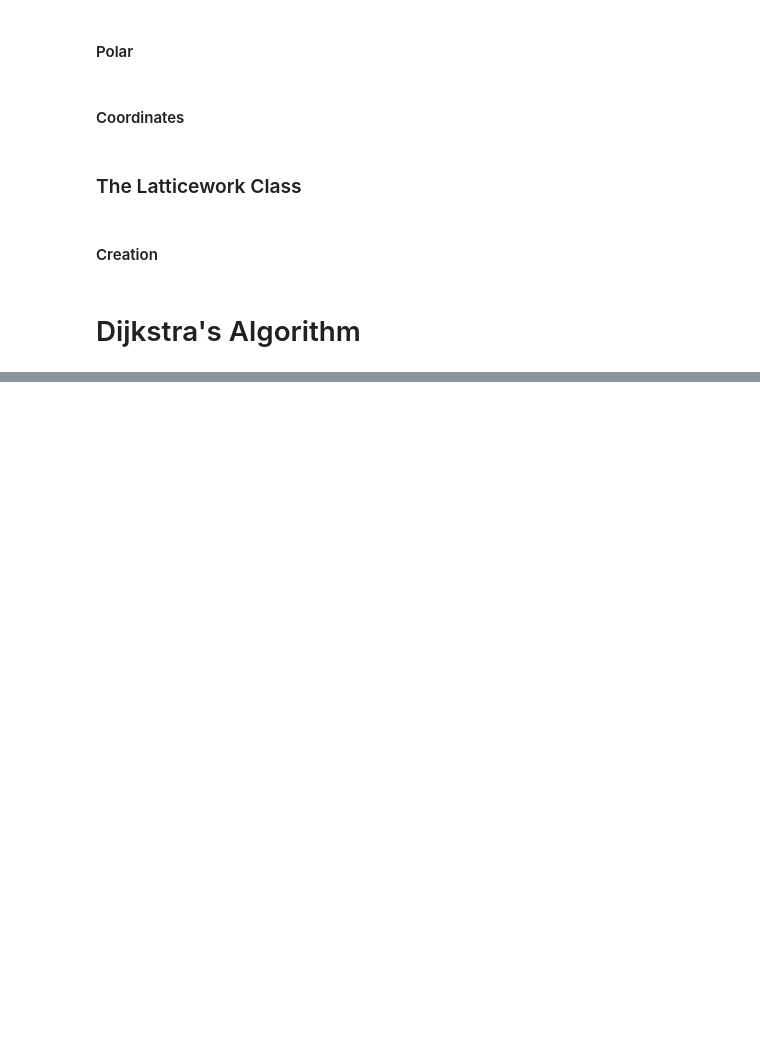
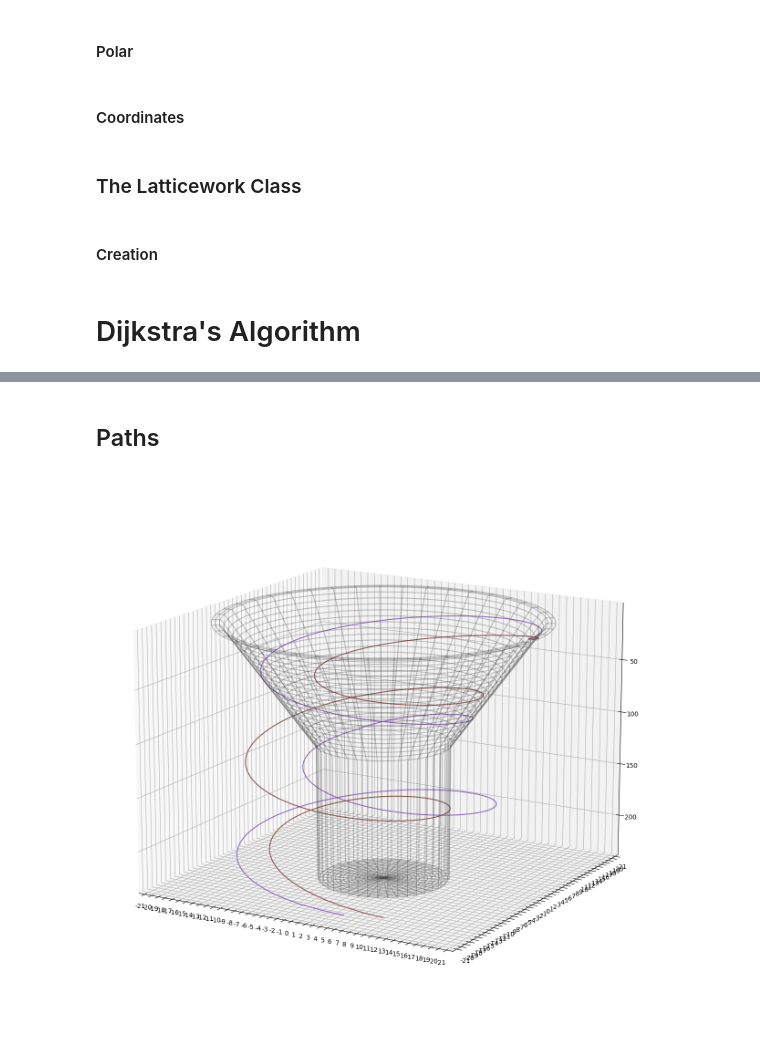
Before and after one commit to SimmeringRook/Cartographer, a Jupyter notebook: 36X/pathfinding.ipynb, the cells around one changed output, grey strips where cells are left out. Drawn from its saved outputs; the diff is of its cells as text; code cells hidden in the pictures; blank space fills up the shorter version.

```diff
--- a/36X/pathfinding.ipynb
+++ b/36X/pathfinding.ipynb
@@ -662,0 +666,47 @@ Elapsed proper time of path: 304.11166682251246
+# %% [markdown]
+## Paths
+# %%
+def draw_path_3D(lattice, figure_size = (16,16)):
+
+    fig = plt.figure(figsize=figure_size, dpi=100,)
+    ax = fig.add_subplot(projection='3d')
+
+    X, Y, Z = lattice.get_path_meshgrid(stone_Astar)
+    colors = [ ]
+
+    it = np.nditer([X, Y], flags=['multi_index'])
+
+    for x, y, in it:
+        colors.append((0.25, 0.25, 0.25, 0.3))
+
+    ax.plot_wireframe(X, Y, Z, colors=colors)
+
+    # ax.scatter3D(X, Y, Z)
+    stone_X, stone_Y, stone_T = stone_Astar.get_path_as_np()
+    astar_elapsed = len(stone_T)
+    ax.plot(stone_X, stone_Y, stone_T, c='C4')
+
+    stone_X, stone_Y, stone_T = stone_Verlet.get_path_as_np()
+    ax.plot(stone_X, stone_Y, np.multiply(stone_T, astar_elapsed/len(stone_T)), c='C5')
+
+    ax.set_xlim( (-lattice.polar_dimensions.outer_r, lattice.polar_dimensions.outer_r) )
+    ax.set_xticks([x for x in range(-lattice.polar_dimensions.outer_r, lattice.polar_dimensions.outer_r + 1)])
+    ax.set_xticklabels( [f'{int(x)}' for x in range(-lattice.polar_dimensions.outer_r, lattice.polar_dimensions.outer_r + 1)])
+
+    ax.set_ylim( (-lattice.polar_dimensions.outer_r, lattice.polar_dimensions.outer_r) )
+    ax.set_yticks([y for y in range(-lattice.polar_dimensions.outer_r, lattice.polar_dimensions.outer_r + 1)])
+    ax.set_yticklabels( [f'{int(y)}' for y in range(-lattice.polar_dimensions.outer_r, lattice.polar_dimensions.outer_r + 1)])
+
+    z_max_index = np.unravel_index(np.argmax(Z), (Z).shape)
+
+    if len(stone_Astar.position) > len(stone_Verlet.position)*verlet_dtau:
+        ax.set_zlim( bottom=Z[z_max_index]+1, top=1,)
+    else:
+        ax.set_zlim( bottom=len(stone_Verlet.position)*(astar_elapsed/len(stone_T))+1, top=1,)
+
+
+    return fig, ax
+fig, ax = draw_path_3D(lattice=lattice)
+ax.view_init(15,-60)
+# %% [output]
+[figure, added]
```
Also changed, not shown: parts of 18 cells of this notebook.
